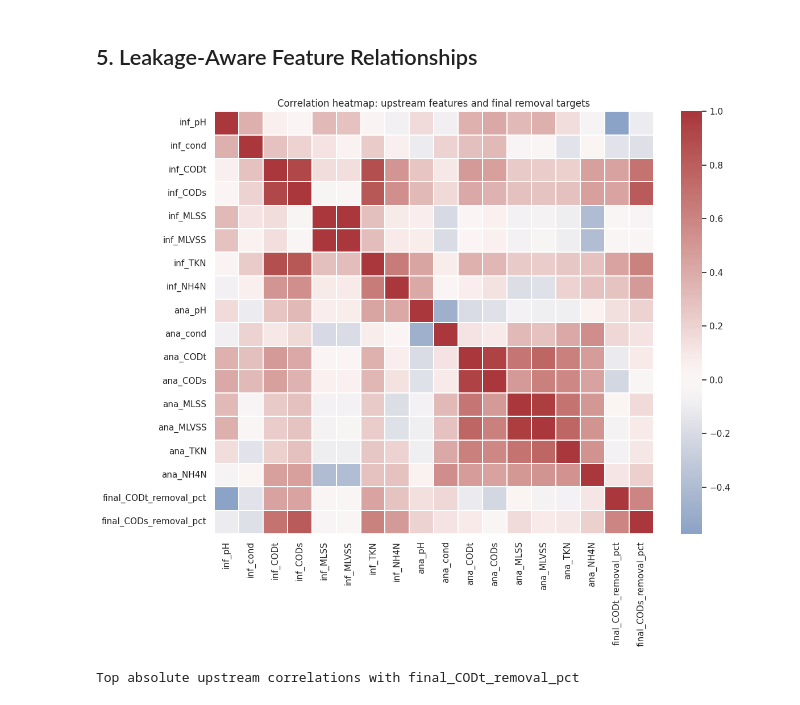
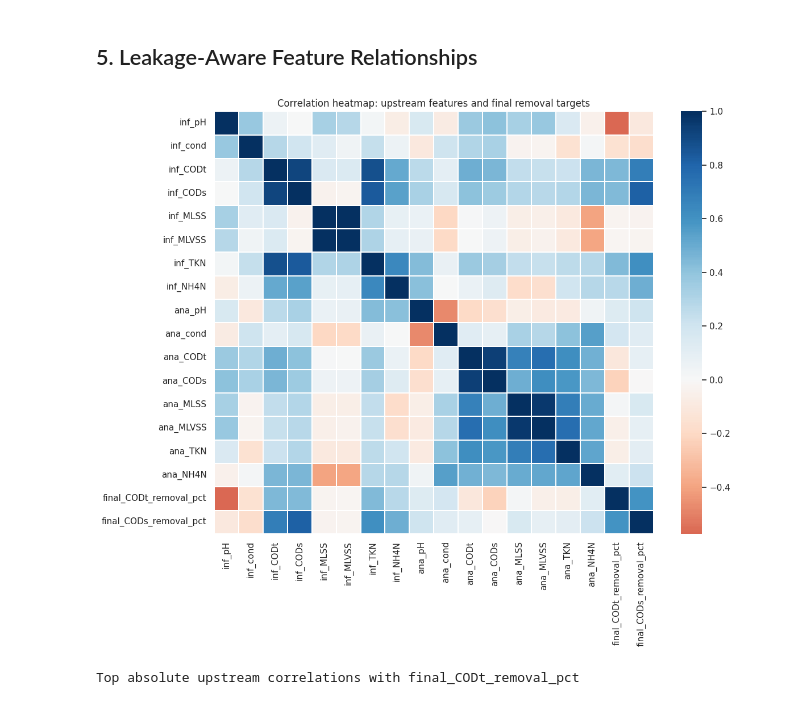
Before and after one commit to bryancastillo10/water-quality-ml, a Jupyter notebook: eda.ipynb, the cells around one changed output. Saved outputs shown, nothing was run; the diff lists cells and outputs as text; code cells hidden in the pictures.

```diff
--- a/eda.ipynb
+++ b/eda.ipynb
@@ -209,20 +209,20 @@ plt.show()
 # %%
 upstream_feature_cols = [
     c for c in eda.columns
     if (c.startswith("inf_") or c.startswith("ana_"))
     and c not in target_cols
 ]
 
 corr_cols = upstream_feature_cols + ["final_CODt_removal_pct", "final_CODs_removal_pct"]
 corr = eda[corr_cols].corr(numeric_only=True)
 
 plt.figure(figsize=(12, 10))
-sns.heatmap(corr, cmap="vlag", center=0, linewidths=0.3)
+sns.heatmap(corr, cmap="RdBu", center=0, linewidths=0.3)
 plt.title("Correlation heatmap: upstream features and final removal targets")
 plt.tight_layout()
 plt.show()
 # %% [output]
-[figure, old version]
+[figure, new version]
 # %%
 for target in ["final_CODt_removal_pct", "final_CODs_removal_pct"]:
     print(f"Top absolute upstream correlations with {target}")
```
Also changed, not shown: parts of 1 cell of this notebook, 2 other files.
